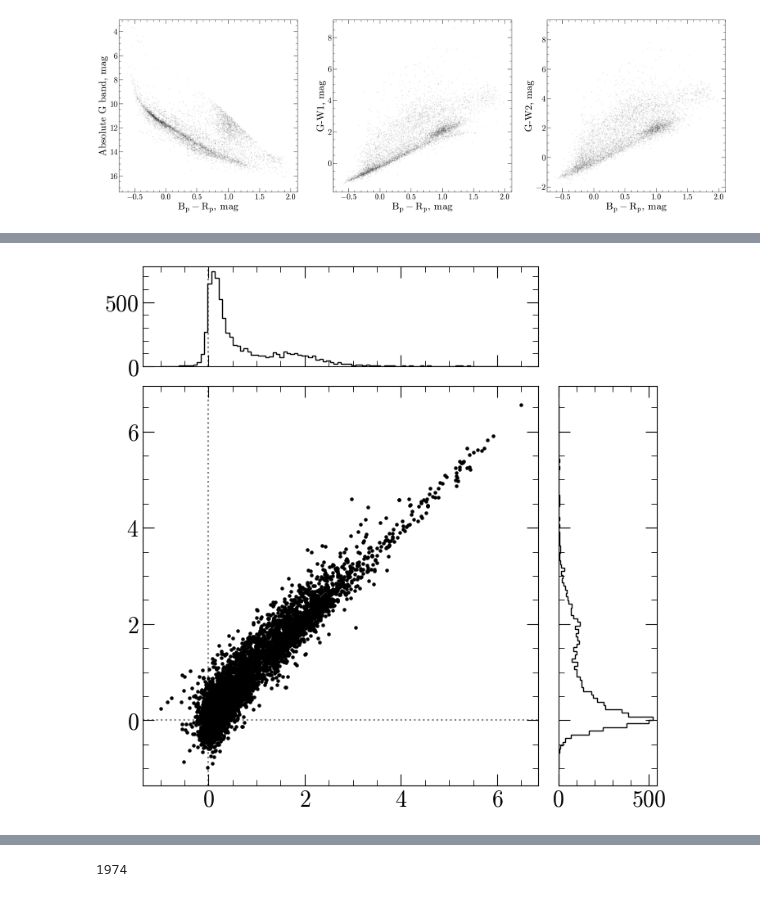
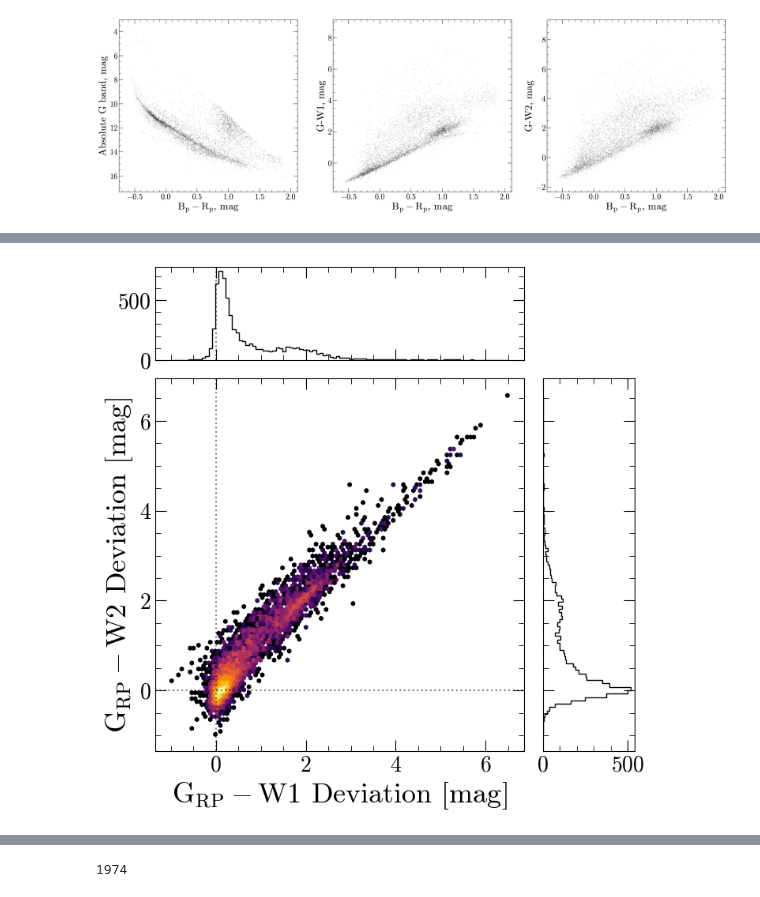
Before and after one commit to stefanarseneau/debris-disks, a Jupyter notebook: 01_gaia_excess.ipynb, the cells around one changed output, grey strips where cells are left out. Drawn from its saved outputs; the diff is of its cells as text; code cells hidden in the pictures.

```diff
--- a/01_gaia_excess.ipynb
+++ b/01_gaia_excess.ipynb
@@ -118,7 +122,7 @@ catalog['WISE_W1'] = catalog['w1mpro'] - catalog['W1_ext']
 catalog['WISE_W2'] = catalog['w2mpro'] - catalog['W2_ext']
 # %%
 # save absolute magnitudes and useful colors into the table for easy access later
-abs_mag = lambda row: catalog['row'] - 5 * np.log10(catalog['r_med_geo']) + 5
+abs_mag = lambda row: catalog[row] - 5 * np.log10(catalog['r_med_geo']) + 5
 
 catalog['abs_g'] = abs_mag('GAIA_G')
 catalog['abs_bp'] = abs_mag('GAIA_BP')
@@ -151,34 +154,41 @@ plt.ylabel('G-W2, mag')
 Text(0, 0.5, 'G-W2, mag')
 [figure]
 # %%
-from pyphot import unit
+# calculate the infrared excess compared to a lone WD
 
-base_wavl, tremblay, table = corv.utils.build_montreal_da(path = '/home/sarsene1/corv/src/corv/models/montreal_da', flux_unit = 'flam')
+lib = pyphot.get_library()
+filters = [lib['Gaia_G'], lib['Gaia_BP'], lib['Gaia_RP'], lib['WISE_RSR_W1'], lib['WISE_RSR_W2']]
+base_wavl, tremblay, model_spec_low_logg, table = corv.utils.build_warwick_da(flux_unit = 'flam') # fetch the Warwick DA models used in corv
 
+# instantiate containers for the differences
 bp_rp = []
 rp_w1 = []
 rp_w2 = []
 
-lib = pyphot.get_library()
-filters = [lib['Gaia_G'], lib['Gaia_BP'], lib['Gaia_RP'], lib['WISE_RSR_W1'], lib['WISE_RSR_W2']]
-
+# grid parameters ---------------------
 logg = 8
 teffs = np.linspace(5000, 120000, 500)
+# -------------------------------------
 
+# compute photometry for a grid of white dwarfs
 for i in tqdm(range(len(teffs))):
-    spec = tremblay((teffs[i], logg))
+    spec = tremblay((teffs[i], logg)) # generate the surface flux from parameters
 
+    # convolve down to fluxes
     fluxes = [filters[j].get_flux(base_wavl * unit['angstrom'], spec* unit['erg/s/cm**2/angstrom'], axis=1).to('erg/s/cm**2/angstrom').value for j in range(len(filters))]
-    mags = [-2.5 * np.log10(fluxes[j]) - filters[j].Vega_zero_mag for j in range(len(filters))]
+    mags = [-2.5 * np.log10(fluxes[j]) - filters[j].Vega_zero_mag for j in range(len(filters))] # convert to Vega mags
 
+    # save computed colors
     bp_rp.append(mags[1] - mags[2])
     rp_w1.append(mags[2] - mags[3])
     rp_w2.append(mags[2] - mags[4])
 
+# sort the color lists so that we can interpolate
 bp_rp = list(reversed(bp_rp))
 rp_w1 = list(reversed(rp_w1))
 rp_w2 = list(reversed(rp_w2))
 
+# calculate the expeceted rp_wn color by interpolating from the bp_rp/rp_wn color color diagram, then compute the difference
 catalog['w1_diffs'] = (catalog['abs_rp'] - catalog['abs_w1']) - np.interp(catalog['bp_rp'], bp_rp, rp_w1)
 catalog['w2_diffs'] = (catalog['abs_rp'] - catalog['abs_w2']) - np.interp(catalog['bp_rp'], bp_rp, rp_w2)
 # %% [output]
@@ -189,3 +196,4 @@ star and exposure catalogs not found! check paths and run make_catalogs() if you
-# %%
-catalog = catalog[~np.isinf(catalog['w1_diffs'])]
-catalog = catalog[~np.isinf(catalog['w2_diffs'])]
+# %%
+# filter out any infinities in the data
+mask = np.all([~np.isinf(catalog['w1_diffs']), ~np.isinf(catalog['w1_diffs'])], axis=0)
+catalog = catalog[mask]
@@ -192,35 +233,42 @@ catalog = catalog[~np.isinf(catalog['w2_diffs'])]
 # %%
+# plot W1 differences against W2 differences
+# todo: plot the selected region in the next figure
+
 def scatter_hist(x, y, ax, ax_histx, ax_histy):
     # no labels
     ax_histx.tick_params(axis="x", labelbottom=False)
     ax_histy.tick_params(axis="y", labelleft=False)
 
     # the scatter plot:
-    ax.scatter(x, y, c = 'k', s = 5)
+    #ax.scatter(x, y, c = 'k', s = 5)
+    ax.hexbin(x, y, cmap='inferno', bins='log')
     ax.axhline(y = 0, ls = ':', alpha = 0.5, c = 'k')
     ax.axvline(x = 0, ls = ':', alpha = 0.5, c = 'k')
 
     # now determine nice limits by hand:
     binwidth = 0.25
     #xymax = max(np.max(np.abs(x)), np.max(np.abs(y)))
     #lim = (int(xymax/binwidth) + 1) * binwidth
 
     #bins = np.arange(-lim, lim + binwidth, binwidth)
     ax_histx.hist(x, bins=100, color = 'k', histtype = 'step')
     ax_histx.axvline(x = 0, ls = ':', alpha = 0.5, c = 'k')
     ax_histy.hist(y, bins=100, orientation='horizontal', color = 'k', histtype = 'step')
     ax_histy.axvline(x = 0, ls = ':', alpha = 0.5, c = 'k')
 
+
 fig = plt.figure(layout='constrained')
 
-ax = fig.add_gridspec(top=0.75, right=0.75).subplots()
+ax = fig.add_gridspec(top=0.75, right=0.75).subplots() # create the figure
 ax.set(aspect=1)
 
 ax_histx = ax.inset_axes([0, 1.05, 1, 0.25], sharex=ax)
 ax_histy = ax.inset_axes([1.05, 0, 0.25, 1], sharey=ax)
 
 scatter_hist(catalog['w1_diffs'], catalog['w2_diffs'], ax, ax_histx, ax_histy)
+ax.set_xlabel(r'$G_{RP}-W1$ Deviation [mag]')
+ax.set_ylabel(r'$G_{RP}-W2$ Deviation [mag]')
 
 plt.show()
 # %% [output]
-[figure, old version]
+[figure, new version]
```
Also changed, not shown: parts of 10 cells of this notebook.
